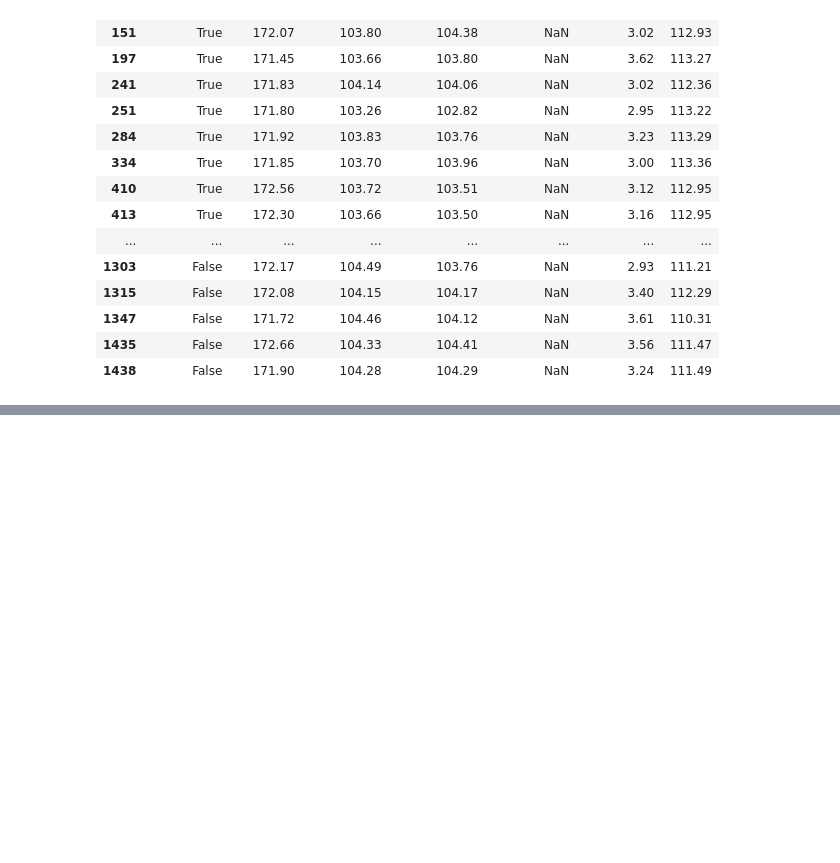
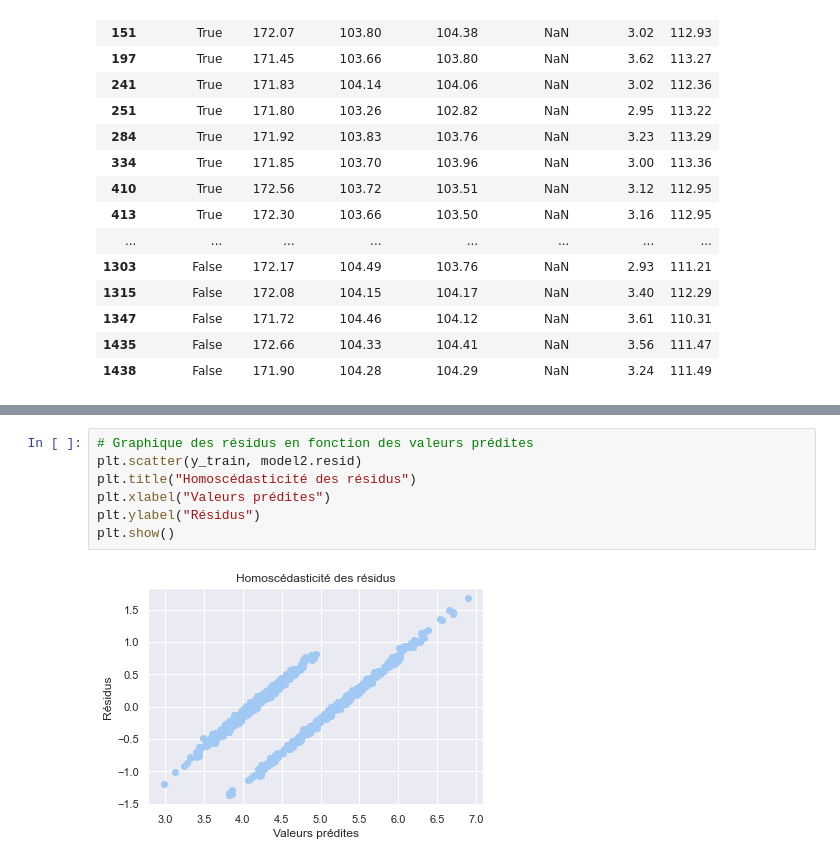
Before and after one commit to datadosreis/Detection-de-faux-billets, a Jupyter notebook: Sandbox_P10.ipynb, the cells around one changed output, grey strips where cells are left out. Cells and saved outputs as stored; diff of their text form; blank space fills up the shorter version.

```diff
--- a/Sandbox_P10.ipynb
+++ b/Sandbox_P10.ipynb
@@ -288,0 +487,9 @@ df["margin_low"] = df["margin_low"].round(2)
+# %%
+# Graphique des résidus en fonction des valeurs prédites
+plt.scatter(y_train, model2.resid)
+plt.title("Homoscédasticité des résidus")
+plt.xlabel("Valeurs prédites")
+plt.ylabel("Résidus")
+plt.show()
+# %% [output]
+[figure, added]
```
Also changed, not shown: parts of 45 cells of this notebook.
